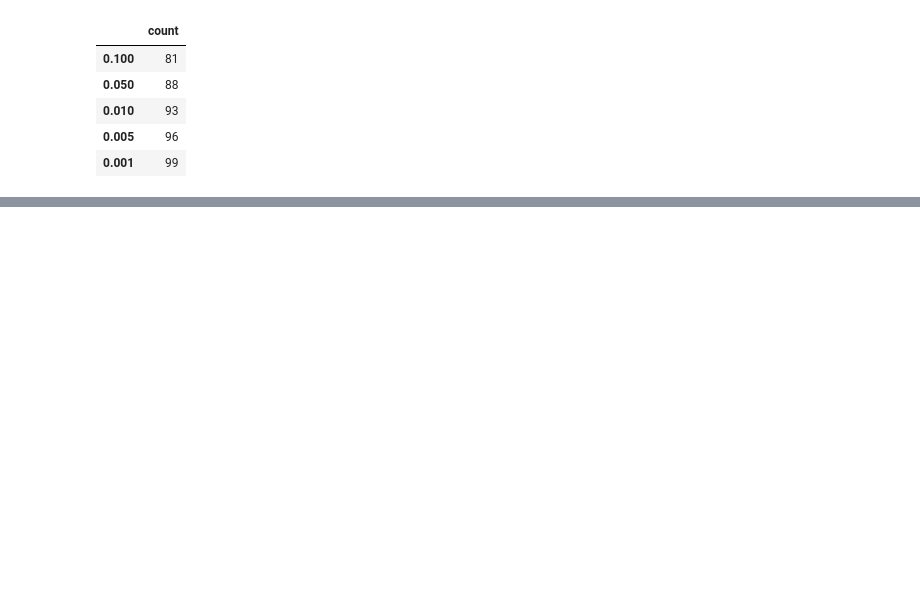
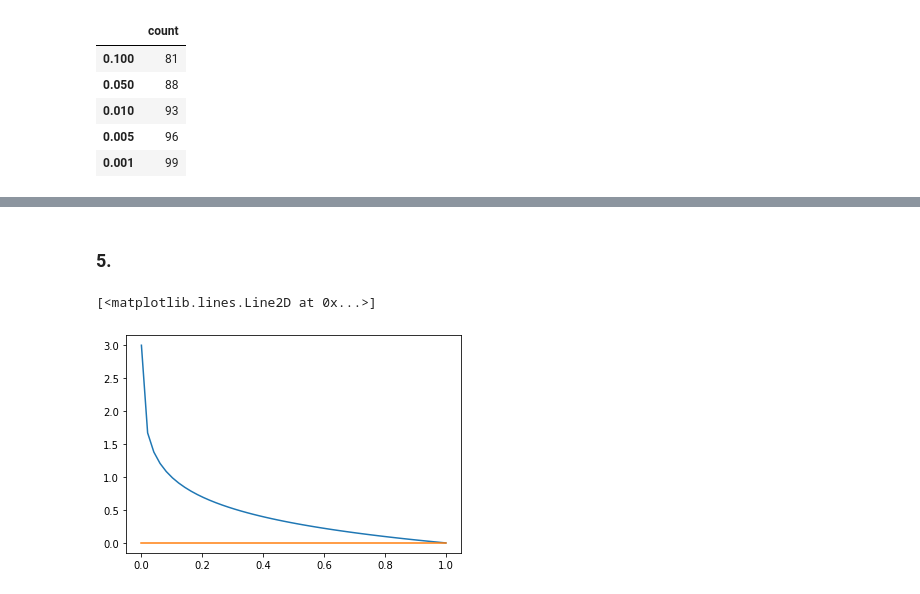
Before and after one commit to ArchieGertsman/ECE471-MP2, a Jupyter notebook: answers.ipynb, the cells around one changed output, grey strips where cells are left out. Drawn from its saved outputs; the diff is of its cells as text; code cells hidden in the pictures; blank space fills up the shorter version.

```diff
--- a/answers.ipynb
+++ b/answers.ipynb
@@ -436,0 +507,9 @@ df_alphas
+# %% [markdown]
+### 5.
+# %%
+x = np.linspace(0.001, 1)
+plt.plot(x, -np.log10(x))
+plt.plot(x, [0]*len(x))
+# %% [output]
+[<matplotlib.lines.Line2D at 0x...>]
+[figure, added]
```
Also changed, not shown: parts of 33 cells of this notebook, 2 other files.
